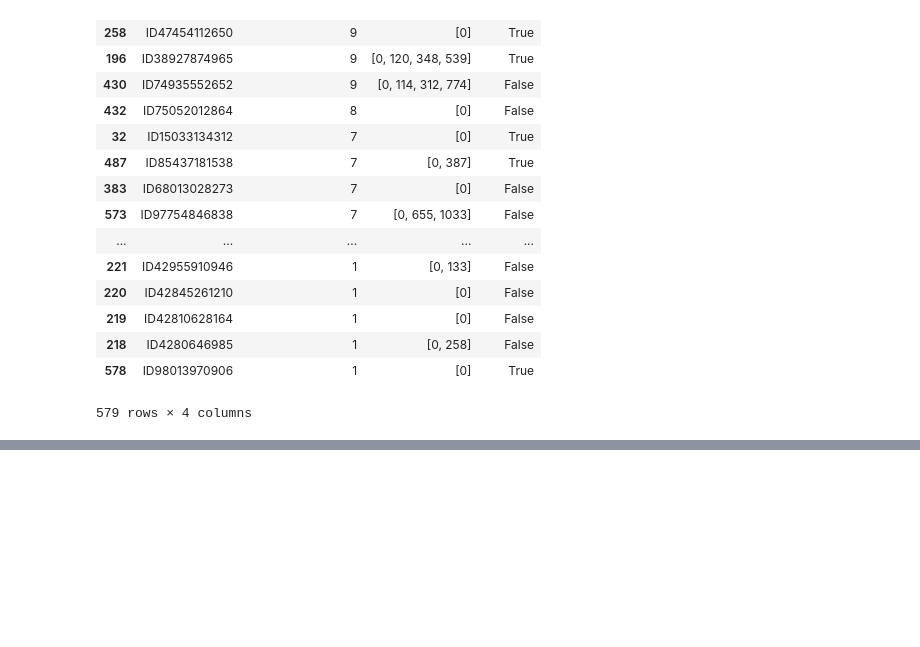
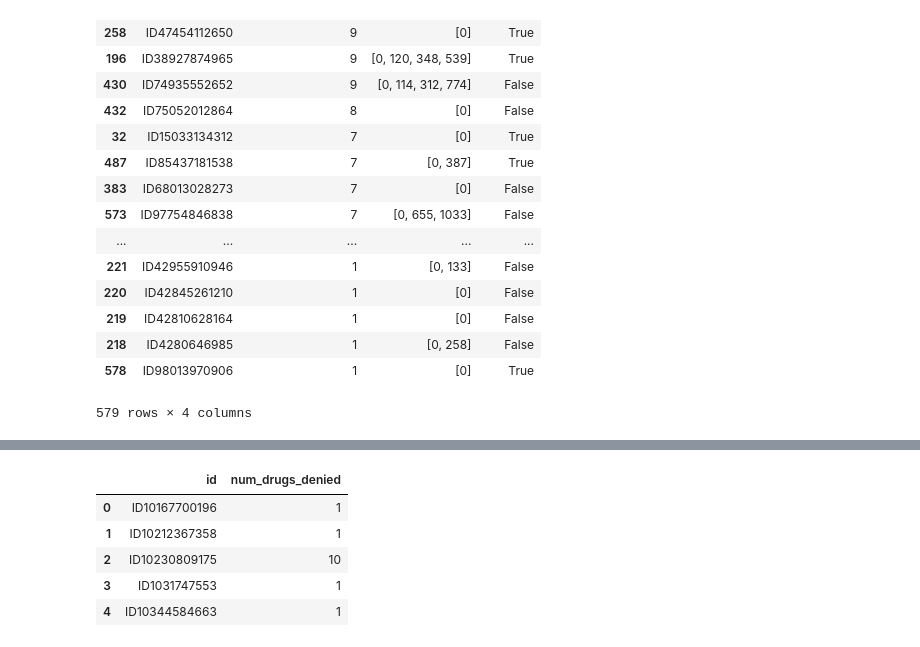
Before and after one commit to chenson2018/Humana-Mays-Competition, a Jupyter notebook: Exploration-Jake.ipynb, the cells around one changed output, grey strips where cells are left out. Cells and saved outputs as stored; diff of their text form; code cells hidden in the pictures; blank space fills up the shorter version.

```diff
--- a/Exploration-Jake.ipynb
+++ b/Exploration-Jake.ipynb
@@ -879,0 +946,11 @@ denied_drugs_5_count.sort_values(by='num_drugs_denied', ascending=False)
+# %%
+denied_drugs_count.drop(columns=['naive', 'LTOT_v2'], inplace=True)
+# %%
+denied_drugs_count.head()
+# %% [output]
+|  | id | num_drugs_denied |
+| 0 | ID10167700196 | 1 |
+| 1 | ID10212367358 | 1 |
+| 2 | ID10230809175 | 10 |
+| 3 | ID1031747553 | 1 |
+| 4 | ID10344584663 | 1 |
```
Also changed, not shown: parts of 30 cells of this notebook.
